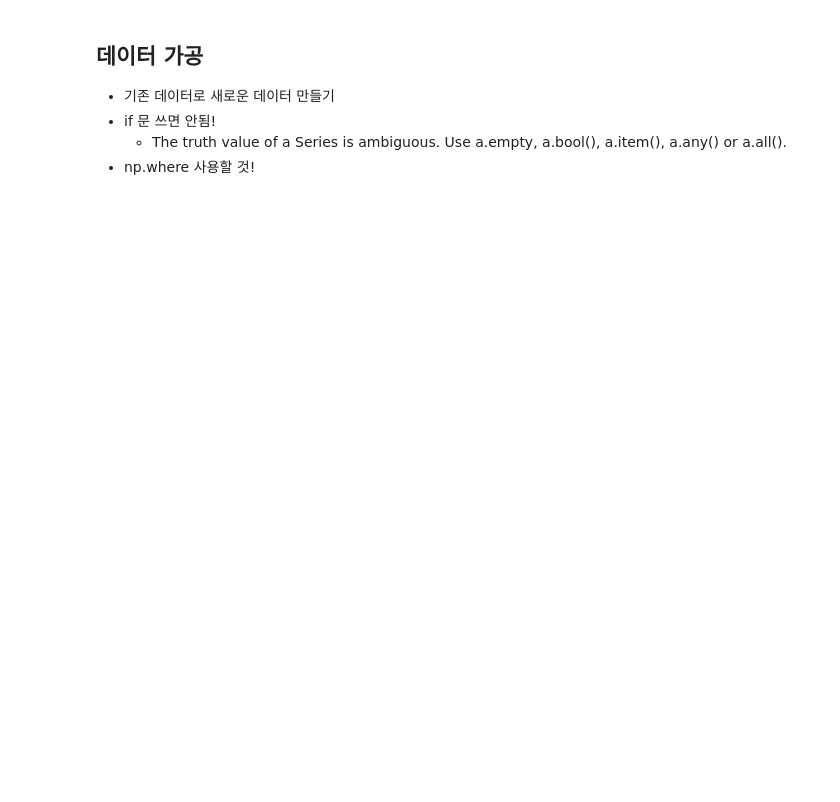
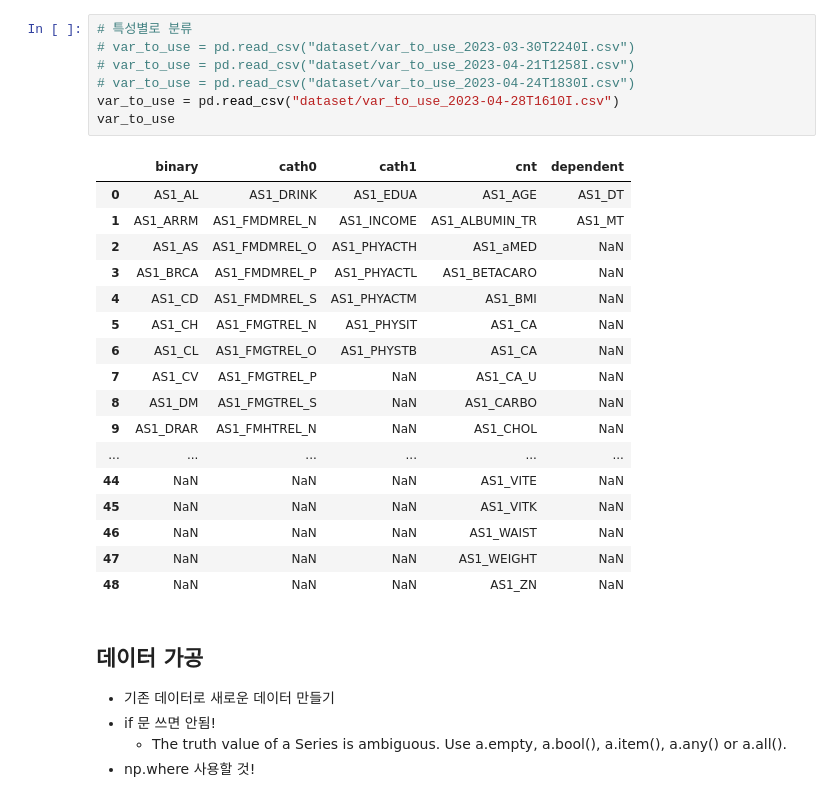
Before and after one commit to SH22Hwang/KoGES_OP, a Jupyter notebook: preprocessing.ipynb, the cells around one changed output. Drawn from its saved outputs; the diff is of its cells as text; blank space fills up the shorter version.

```diff
--- a/preprocessing.ipynb
+++ b/preprocessing.ipynb
@@ -79,3 +68,28 @@ memory usage: 56.1+ MB
+# %%
+# 특성별로 분류
+# var_to_use = pd.read_csv("dataset/var_to_use_2023-03-30T2240I.csv")
+# var_to_use = pd.read_csv("dataset/var_to_use_2023-04-21T1258I.csv")
+# var_to_use = pd.read_csv("dataset/var_to_use_2023-04-24T1830I.csv")
+var_to_use = pd.read_csv("dataset/var_to_use_2023-04-28T1610I.csv")
+var_to_use
+# %% [output]
+|  | binary | cath0 | cath1 | cnt | dependent |
+| 0 | AS1_AL | AS1_DRINK | AS1_EDUA | AS1_AGE | AS1_DT |
+| 1 | AS1_ARRM | AS1_FMDMREL_N | AS1_INCOME | AS1_ALBUMIN_TR | AS1_MT |
+| 2 | AS1_AS | AS1_FMDMREL_O | AS1_PHYACTH | AS1_aMED | NaN |
+| 3 | AS1_BRCA | AS1_FMDMREL_P | AS1_PHYACTL | AS1_BETACARO | NaN |
+| 4 | AS1_CD | AS1_FMDMREL_S | AS1_PHYACTM | AS1_BMI | NaN |
+| 5 | AS1_CH | AS1_FMGTREL_N | AS1_PHYSIT | AS1_CA | NaN |
+| 6 | AS1_CL | AS1_FMGTREL_O | AS1_PHYSTB | AS1_CA | NaN |
+| 7 | AS1_CV | AS1_FMGTREL_P | NaN | AS1_CA_U | NaN |
+| 8 | AS1_DM | AS1_FMGTREL_S | NaN | AS1_CARBO | NaN |
+| 9 | AS1_DRAR | AS1_FMHTREL_N | NaN | AS1_CHOL | NaN |
+| ... | ... | ... | ... | ... | ... |
+| 44 | NaN | NaN | NaN | AS1_VITE | NaN |
+| 45 | NaN | NaN | NaN | AS1_VITK | NaN |
+| 46 | NaN | NaN | NaN | AS1_WAIST | NaN |
+| 47 | NaN | NaN | NaN | AS1_WEIGHT | NaN |
+| 48 | NaN | NaN | NaN | AS1_ZN | NaN |
 # %% [markdown]
 ## 데이터 가공
 
```
Also changed, not shown: parts of 36 cells of this notebook, 17 other files.
